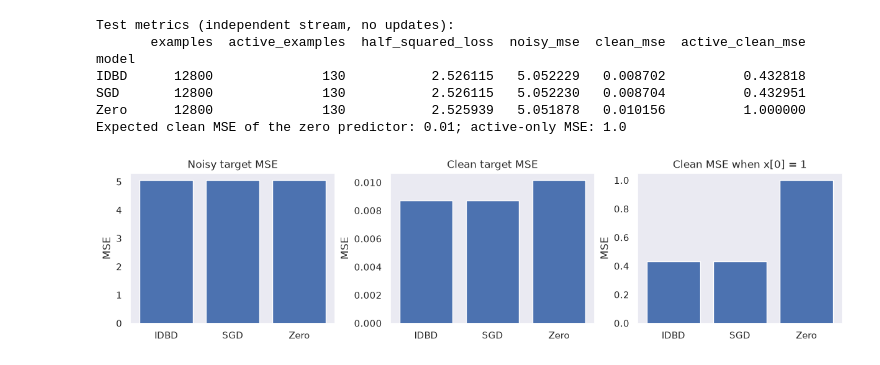
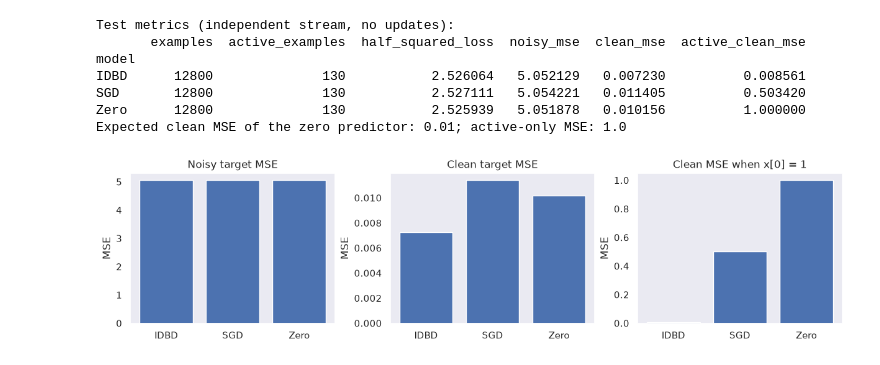
Before and after one commit to jasperjonkhans/IDBD-optimizer, a Jupyter notebook: sgd_idbd_exercise.ipynb, the cells around one changed output. Cells and saved outputs as stored; diff of their text form; code cells hidden in the pictures.

```diff
--- a/sgd_idbd_exercise.ipynb
+++ b/sgd_idbd_exercise.ipynb
@@ -15,8 +15,8 @@ from torch import nn
 
 seed = 1234
 num_observations = 500
-initial_lr = 0.01
-meta_lr = 0.01
+initial_lr = 0.0005
+meta_lr = 0.5
 loss_fn = lambda y, y_hat : 1/2 * (y - y_hat).square()
 # %%
 # Sample one binary feature: x[0] is 1 with probability 0.01, otherwise 0.
@@ -396,0 +373,37 @@ Zero     524288             5349           2.506087   5.012174   0.010202
+# %%
+fig, axes = plt.subplots(2, 2, figsize=(12, 7), constrained_layout=True)
+for name in models:
+
+    run = train_history[train_history["model"] == name]
+    axes[0, 0].plot(run["examples"], run["loss"].rolling(200, min_periods=1).mean(),
+                    label=name)
+    axes[0, 1].plot(run["examples"], run["useful_weight"], label=f"{name}: useful")
+    axes[0, 1].plot(run["examples"], run["distractor_weight_rms"],
+                    linestyle="--", label=f"{name}: distractor RMS")
+    axes[1, 0].plot(run["examples"], run["useful_lr"], label=name)
+    axes[1, 1].plot(run["examples"], run["distractor_lr_mean"], label=name)
+axes[0, 0].set_title("Pre-update half-squared loss (200-update MA)")
+axes[0, 0].set_ylabel("Loss")
+axes[0, 1].set_title("Weights after each update")
+axes[0, 1].set_ylabel("Weight / RMS")
+axes[0, 1].axhline(1, color="gray", linestyle=":", label="Ideal useful weight")
+axes[1, 0].set_title("Useful feature learning rate")
+axes[1, 1].set_title("Mean distractor learning rate")
+for ax in axes[1]:
+    ax.set_yscale("log")
+    ax.set_ylabel("Learning rate")
+for ax in axes.flat:
+    ax.set_xlabel("Examples processed")
+    ax.legend()
+plt.show()
+
+fig, axes = plt.subplots(2, 1, figsize=(12, 6), sharex=True, sharey=True,
+                         constrained_layout=True)
+for ax, name in zip(axes, models):
+    ax.plot(final_predictions["example"], final_predictions["clean_target"],color="black", label="Clean target")
+    ax.plot(final_predictions["example"], final_predictions[name], alpha=0.8, label=f"{name}: pre-update prediction")
+    ax.set_title(f"{name}: last {len(final_predictions)} training examples")
+    ax.set_ylabel("Target / prediction")
+    ax.legend()
+axes[-1].set_xlabel("Example")
+plt.show()
@@ -404,11 +420,10 @@ TEST_SEED = seed + 1
 
 @torch.no_grad()
 def test(models, dataset, iterations, batch_size):
-    if iterations < 1 or batch_size < 1:
-        raise ValueError("iterations and batch_size must be positive")
     totals = {name: _metric_totals() for name in (*models, "Zero")}
     loader = DataLoader(dataset, batch_size=batch_size, num_workers=0)
     training_modes = {name: model.training for name, model in models.items()}
+
     try:
         for model in models.values():
             model.eval()
@@ -423,33 +438,33 @@ def test(models, dataset, iterations, batch_size):
         for name, model in models.items():
             model.train(training_modes[name])
     return _summarize_metrics(totals)
 
 
 test_stream = DataStream(input_dim=input_dim, seed=TEST_SEED)
 test_metrics = test(models, test_stream, iterations=TEST_ITERATIONS,
                     batch_size=TEST_BATCH_SIZE)
 print("Test metrics (independent stream, no updates):")
 print(test_metrics.to_string())
 print("Expected clean MSE of the zero predictor: 0.01; active-only MSE: 1.0")
 
 fig, axes = plt.subplots(1, 3, figsize=(12, 3), constrained_layout=True)
 for ax, column, title in zip(
     axes, ("noisy_mse", "clean_mse", "active_clean_mse"),
     ("Noisy target MSE", "Clean target MSE", "Clean MSE when x[0] = 1"),
 ):
     ax.bar(test_metrics.index, test_metrics[column])
     ax.set_title(title)
     ax.set_ylabel("MSE")
 plt.show()
 
 # For multiple seeds/rates, repeat train/test with fresh DataStream instances
 # and record the configuration and test metrics for every run.
 # %% [output]
 Test metrics (independent stream, no updates):
        examples  active_examples  half_squared_loss  noisy_mse  clean_mse  active_clean_mse
 model
-IDBD      12800              130           2.526115   5.052229   0.008702          0.432818
-SGD       12800              130           2.526115   5.052230   0.008704          0.432951
+IDBD      12800              130           2.526064   5.052129   0.007230          0.008561
+SGD       12800              130           2.527111   5.054221   0.011405          0.503420
 Zero      12800              130           2.525939   5.051878   0.010156          1.000000
 Expected clean MSE of the zero predictor: 0.01; active-only MSE: 1.0
-[figure, old version]
+[figure, new version]
```
Also changed, not shown: parts of 7 cells of this notebook.
